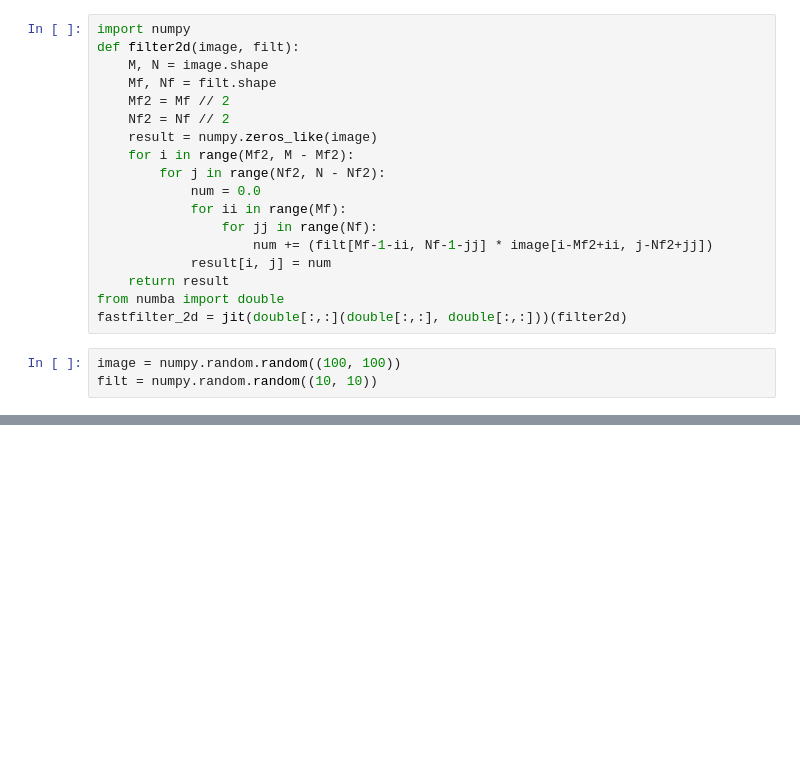
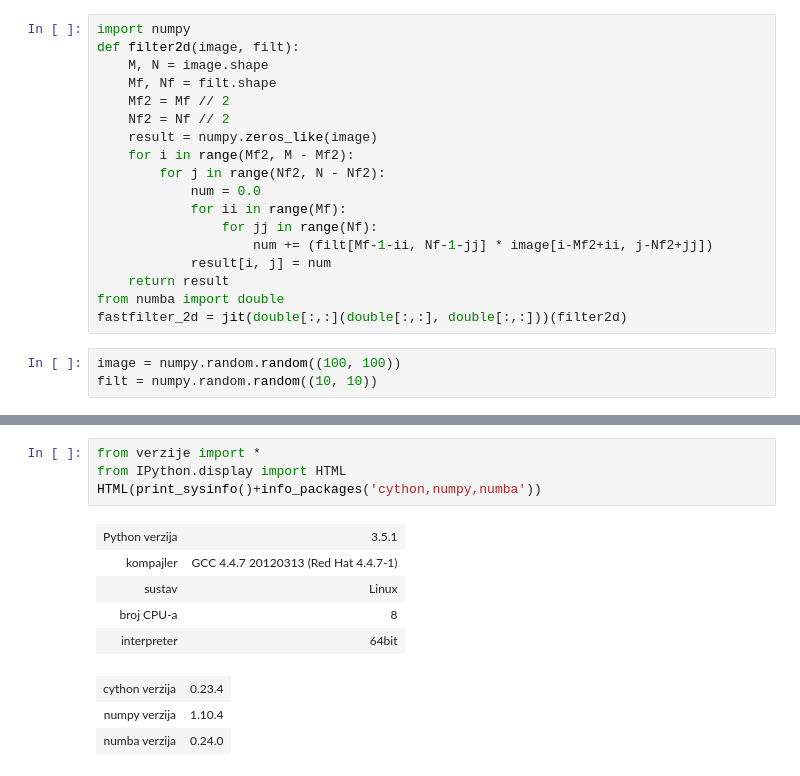
Before and after one commit to inakic/matsoft, a Jupyter notebook: ubrzanje.ipynb, the cells around one changed output, grey strips where cells are left out. Saved outputs shown, nothing was run; the diff lists cells and outputs as text; blank space fills up the shorter version.

```diff
--- a/ubrzanje.ipynb
+++ b/ubrzanje.ipynb
@@ -257,0 +264,13 @@ The slowest run took 98.23 times longer than the fastest. This could mean that a
+# %%
+from verzije import *
+from IPython.display import HTML
+HTML(print_sysinfo()+info_packages('cython,numpy,numba'))
+# %% [output]
+| Python verzija | 3.5.1 |
+| kompajler | GCC 4.4.7 20120313 (Red Hat 4.4.7-1) |
+| sustav | Linux |
+| broj CPU-a | 8 |
+| interpreter | 64bit |
+| cython verzija | 0.23.4 |
+| numpy verzija | 1.10.4 |
+| numba verzija | 0.24.0 |
```
Also changed, not shown: parts of 16 cells of this notebook, 1 other file.
